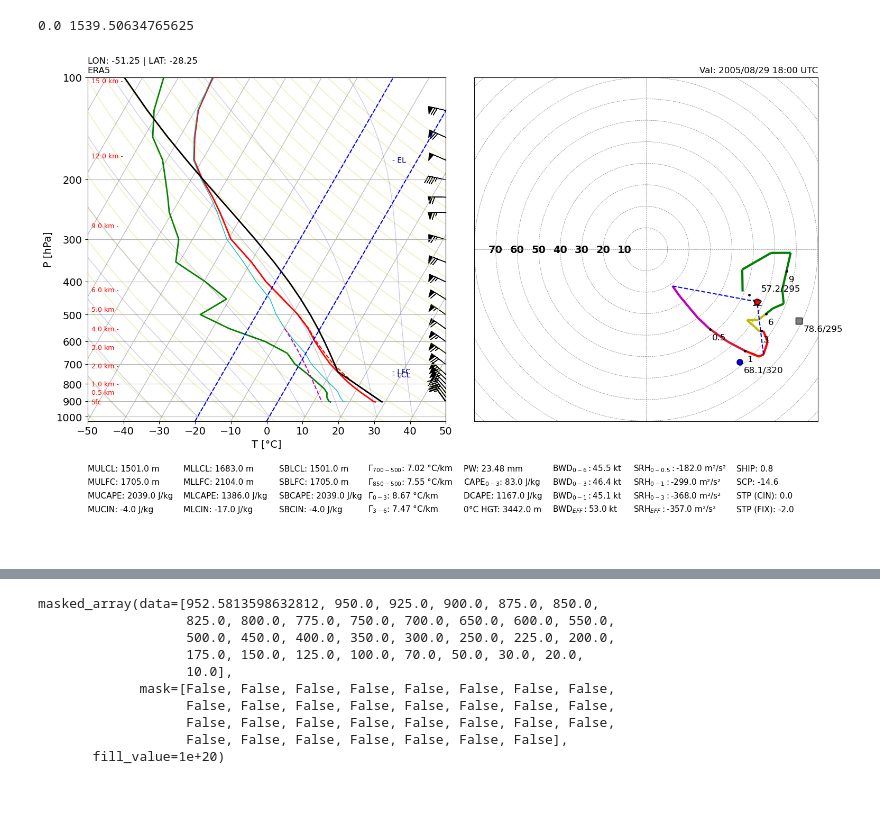
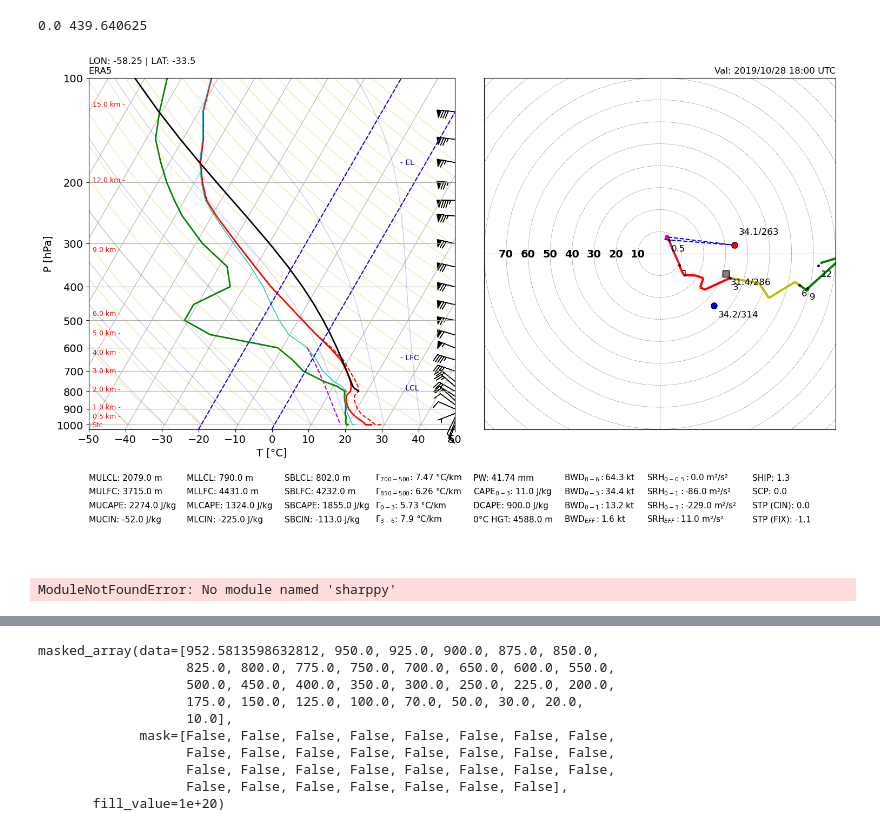
Before and after one commit to Soudaaa/Reanalysis_SkewT, a Jupyter notebook: reanalysis_skewt.ipynb, the cells around one changed output, grey strips where cells are left out. Drawn from its saved outputs; the diff is of its cells as text; code cells hidden in the pictures; blank space fills up the shorter version.

```diff
--- a/reanalysis_skewt.ipynb
+++ b/reanalysis_skewt.ipynb
@@ -17,13 +19,13 @@ import reanalysis_requests
 # %%
-lon_grid, lat_grid, p_skew, hgt_agl, T_skew, Td_skew, u_skew, v_skew, time, reanalysis = reanalysis_requests.sel_data(reanalysis='ERA5', cidade='Muitos Capões', estado='RS', dt = '2005082918')
+lon_grid, lat_grid, p_skew, hgt_agl, T_skew, Td_skew, u_skew, v_skew, time, reanalysis = reanalysis_requests.sel_data(reanalysis='ERA5', cidade='Dolores', estado='UY', dt = '2019102818')
 # %%
 prof, fig = plot_skewt(lon_grid = lon_grid, lat_grid = lat_grid, pressure = p_skew.magnitude, hgt_agl = hgt_agl.magnitude, tmp = T_skew, td = Td_skew,
-                       u_wind = u_skew, v_wind = v_skew, val_time = f'{time:%Y/%m/%d %H:%M}', reanalysis=reanalysis, parcel_to_draw = 'ml')
+                       u_wind = u_skew, v_wind = v_skew, val_time = f'{time:%Y/%m/%d %H:%M}', reanalysis=reanalysis, parcel_to_draw = 'mu')
 
 plt.savefig('/mnt/c/Users/User/Desktop/' + 'aaa' + '.jpg', bbox_inches = 'tight', dpi = 300)
 # %% [output]
-0.0 1539.50634765625
+0.0 439.640625
-[figure, old version]
+[figure, new version]
 # %%
 import matplotlib.pyplot as plt
 import xarray as xr
@@ -89,7 +91,10 @@ def plot_skewt(pressure, hgt_agl, tmp, td, u_wind, v_wind, leftmover = True, sav
     in_pres = [interp.pres(prof, interp.to_agl(prof, h)) for h in [500, 1000, 3000, 6000, 9000, 12000]]
     in_wind = [interp.components(prof, p) for p in in_pres]
 
-    eff_inflow = params.effective_inflow_layer_binary(prof=prof, mupcl=mu_pcl)
+    try:
+        eff_inflow = params.effective_inflow_layer(prof=prof, mupcl=mu_pcl)
+    except:
+        eff_inflow = params.effective_inflow_layer_binary(prof=prof, mupcl=mu_pcl)
     eff_bot_m = interp.to_agl(prof, interp.hght(prof, eff_inflow[0]))
     eff_top_m = interp.to_agl(prof, interp.hght(prof, eff_inflow[1]))
     eff_wind = [interp.components(prof, p) for p in [eff_inflow[0], eff_inflow[1]]]
@@ -269,6 +274,8 @@ def plot_skewt(pressure, hgt_agl, tmp, td, u_wind, v_wind, leftmover = True, sav
     else:
         plt.savefig(save_dir + f'{vtime_save}.jpg', bbox_inches = 'tight', dpi = 300)
         fig.clf()
+# %% [output]
+ModuleNotFoundError: No module named 'sharppy'
 # %%
 prof, fig = plot_skewt(lon_grid = lon_grid, lat_grid = lat_grid, pressure = p_skew.magnitude, hgt_agl = hgt_agl.magnitude, tmp = T_skew, td = Td_skew,
                        u_wind = u_skew, v_wind = v_skew, parcel_to_draw='ml', val_time = f'{time:%Y/%m/%d %H:%M}')
```
Also changed, not shown: parts of 2 cells of this notebook, 2 other files.
